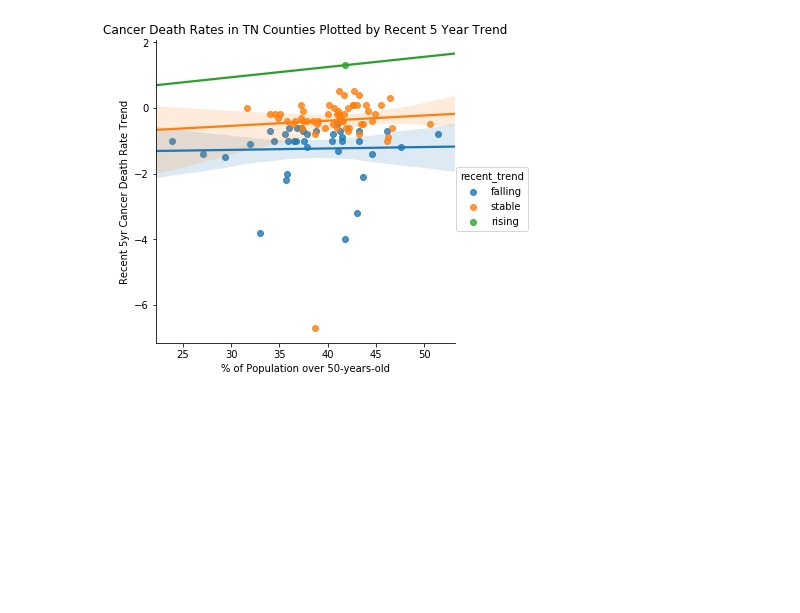
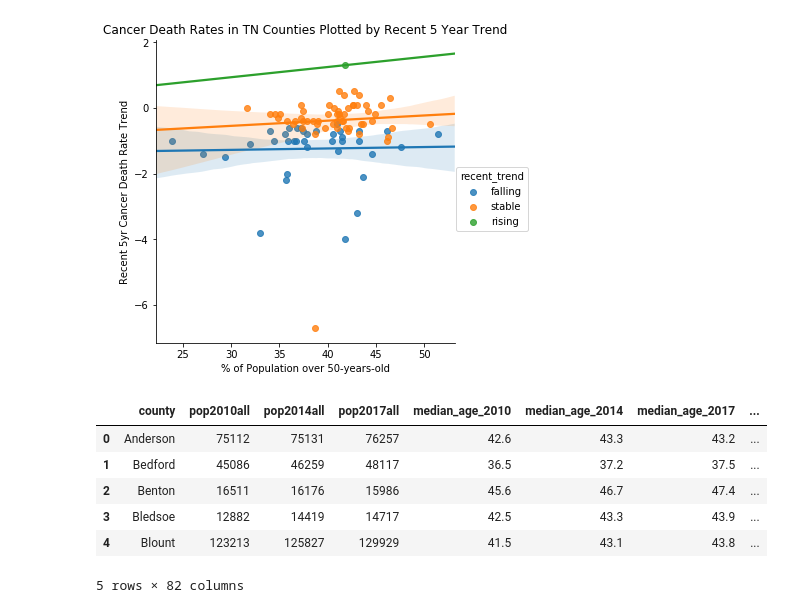
Before and after one commit to CSmithVU/vanderbilt-aspire-data-essentials, a Jupyter notebook: Class_Notebook_rev.ipynb, the cells around one changed output. Cells and saved outputs as stored; diff of their text form; code cells hidden in the pictures; blank space fills up the shorter version.

```diff
--- a/Class_Notebook_rev.ipynb
+++ b/Class_Notebook_rev.ipynb
@@ -1139,3 +1139,17 @@ plt.title('Cancer Death Rates in TN Counties Plotted by Recent 5 Year Trend')
 # %% [output]
 Text(0.5,1,'Cancer Death Rates in TN Counties Plotted by Recent 5 Year Trend')
 [figure]
+# %%
+TN_county_health_data = pd.read_csv('TN_County_Health_Rankings_Data.csv')
+# %%
+pop_and_cancer_and_health = pd.merge(pop_and_cancer, TN_county_health_data, on = "county", how="outer")
+# %%
+pop_and_cancer_and_health.head()
+# %% [output]
+|  | county | pop2010all | pop2014all | pop2017all | median_age_2010 | median_age_2014 | median_age_2017 | ... |
+| 0 | Anderson | 75112 | 75131 | 76257 | 42.6 | 43.3 | 43.2 | ... |
+| 1 | Bedford | 45086 | 46259 | 48117 | 36.5 | 37.2 | 37.5 | ... |
+| 2 | Benton | 16511 | 16176 | 15986 | 45.6 | 46.7 | 47.4 | ... |
+| 3 | Bledsoe | 12882 | 14419 | 14717 | 42.5 | 43.3 | 43.9 | ... |
+| 4 | Blount | 123213 | 125827 | 129929 | 41.5 | 43.1 | 43.8 | ... |
+5 rows × 82 columns
```
Also changed, not shown: parts of 17 cells of this notebook.
